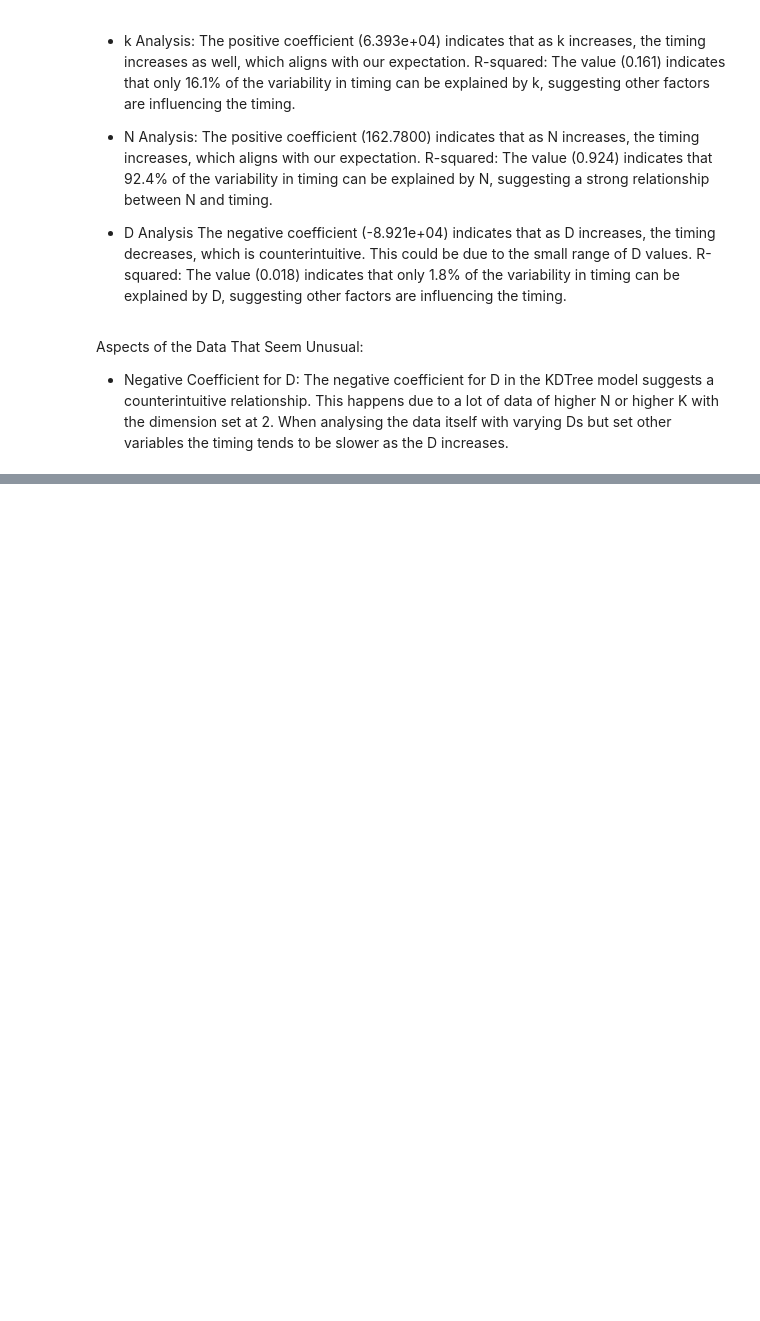
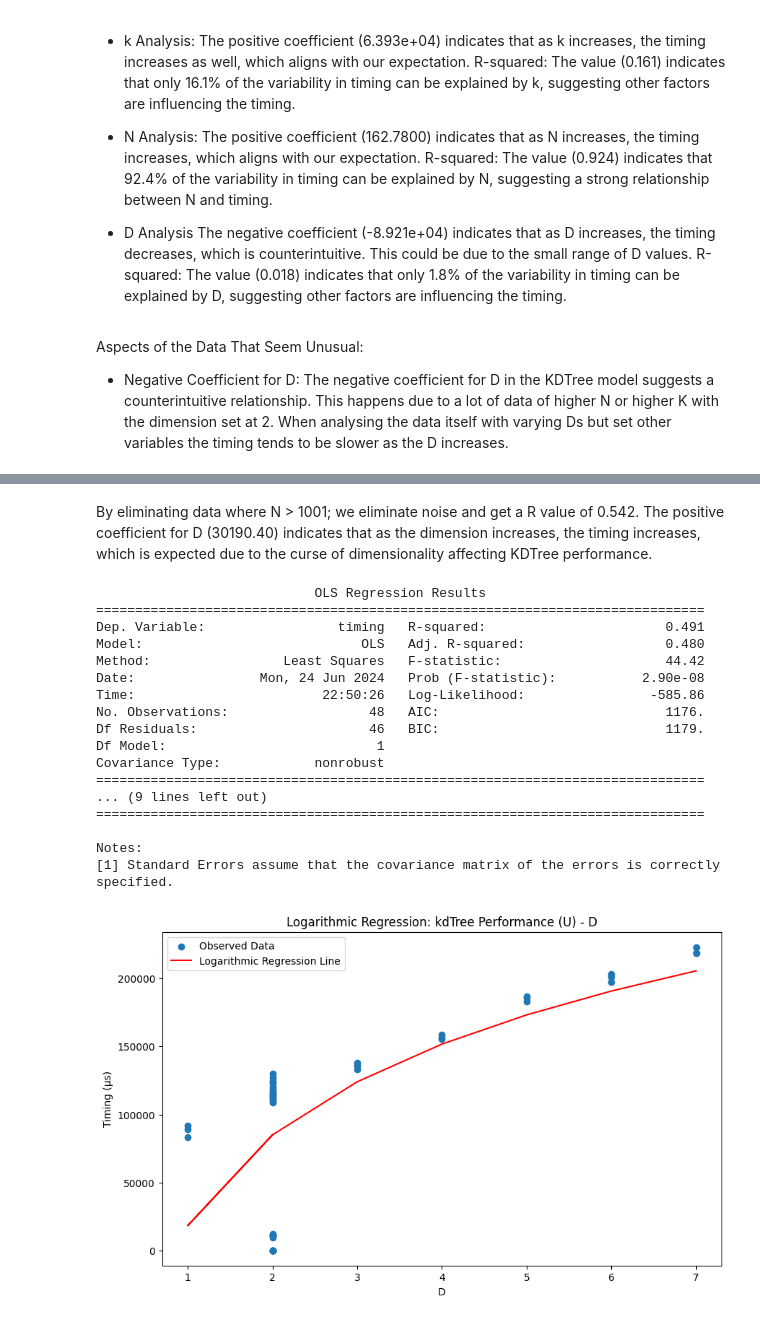
Before and after one commit to BrianErichsen/6017, a Jupyter notebook: HW4/analysis.ipynb, the cells around one changed output, grey strips where cells are left out. Cells and saved outputs as stored; diff of their text form; code cells hidden in the pictures; blank space fills up the shorter version.

```diff
--- a/HW4/analysis.ipynb
+++ b/HW4/analysis.ipynb
@@ -196,0 +222,47 @@ The negative coefficient for D in the KDTree model suggests a counterintuitive r
+# %% [markdown]
+By eliminating data where N > 1001; we eliminate noise and get a R value of 0.542. The positive coefficient for D (30190.40) indicates that as the dimension increases, the timing increases, which is expected due to the curse of dimensionality affecting KDTree performance.
+# %%
+import numpy as np
+
+def perform_logarithmic_regression(data, struct_type, param, distribution, y='timing'):
+    subset = data[(data['structType'] == struct_type) & (data['distribution'] == distribution)]
+
+    X = np.log(subset[[param]])  # Take the logarithm of the predictor variable
+    y = subset['timing']
+
+    X = sm.add_constant(X)
+    model = sm.OLS(y, X).fit()
+
+    print(model.summary())
+
+    # Plot the observed data and the regression line
+    plt.figure(figsize=(10, 6))
+    plt.scatter(subset[param], y, label='Observed Data')
+    plt.plot(subset[param], model.predict(X), 'r-', label='Logarithmic Regression Line')
+    plt.xlabel(param)
+    plt.ylabel('Timing (µs)')
+    plt.title(f'Logarithmic Regression: {struct_type} Performance ({distribution}) - {param}')
+    plt.legend()
+    plt.show()
+
+# Perform logarithmic regression for different parameters
+perform_logarithmic_regression(better_data, 'kdTree', 'D', 'U')
+# %% [output]
+                            OLS Regression Results
+==============================================================================
+Dep. Variable:                 timing   R-squared:                       0.491
+Model:                            OLS   Adj. R-squared:                  0.480
+Method:                 Least Squares   F-statistic:                     44.42
+Date:                Mon, 24 Jun 2024   Prob (F-statistic):           2.90e-08
+Time:                        22:50:26   Log-Likelihood:                -585.86
+No. Observations:                  48   AIC:                             1176.
+Df Residuals:                      46   BIC:                             1179.
+Df Model:                           1
+Covariance Type:            nonrobust
+==============================================================================
+... (9 lines left out)
+==============================================================================
+
+Notes:
+[1] Standard Errors assume that the covariance matrix of the errors is correctly specified.
+[figure, added]
```
Also changed, not shown: parts of 2 cells of this notebook.
